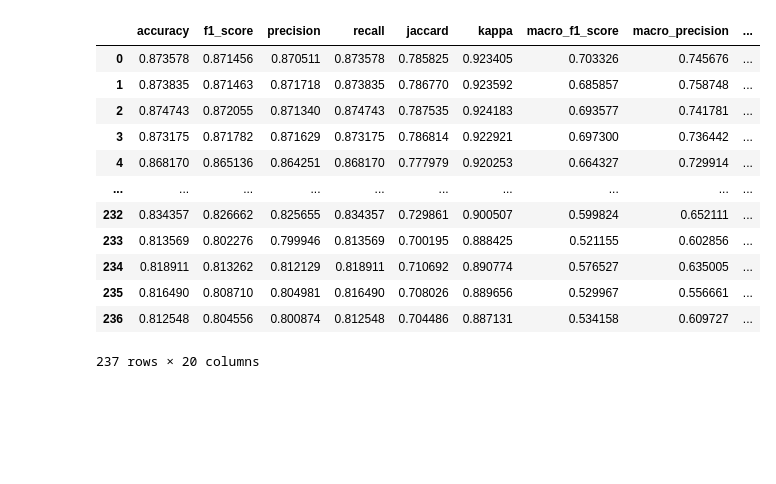
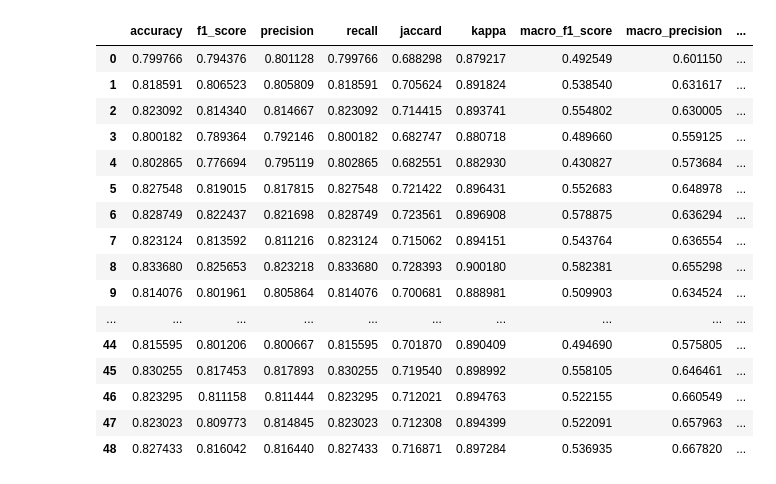
Before and after one commit to DakotaHester/ms-land-cover, a Jupyter notebook: cpb_results.ipynb, the cells around one changed output. Cells and saved outputs as stored; diff of their text form; code cells hidden in the pictures; blank space fills up the shorter version.

```diff
--- a/cpb_results.ipynb
+++ b/cpb_results.ipynb
@@ -5,45 +5,52 @@ import os
 import json
 # %%
 dfs = []
-for json_path in glob('./logs/finetune_cpb_20250817/*/*/*/*/*/*/*.json'):
+json_paths_glob = os.path.join('logs', 'finetune_cpb_20250820', '*', '*', '*', '*', '*', '*', '*.json')
+# Use glob to find all JSON files in the specified
+# for json_path in glob('./logs/finetune_cpb_20250820/*/*/*/*/*/*/*.json'):
+for json_path in glob(json_paths_glob):
 
-    path_parts = json_path.split('/')
-    model = path_parts[3]
-    weights = path_parts[4]
+    path_parts = json_path.split(os.sep)
+    model = path_parts[2]
+    weights = path_parts[3]
     method = path_parts[-5]
     n_train = int(path_parts[-4].split('_')[-1])
     rep = int(path_parts[-3].split('_')[-1])
     fold = int(path_parts[-2].split('_')[-1])
 
     # if model == 'unet' or weights == 'none':
         # continue
 
     # print(f'Processing {method} rep {rep} fold {fold} with {n_train} training samples')
     metrics_data = json.load(open(json_path, 'r'))
     metrics_data['model'] = model
     metrics_data['weights'] = weights
     metrics_data['method'] = method
     metrics_data['n_train'] = n_train
     metrics_data['rep'] = rep
     metrics_data['fold'] = fold
     dfs.append(pd.DataFrame(metrics_data, index=[0]))
 
 metrics_df = pd.concat(dfs, ignore_index=True)
 display(metrics_df)
 # %% [output]
 |  | accuracy | f1_score | precision | recall | jaccard | kappa | macro_f1_score | macro_precision | ... |
-| 0 | 0.873578 | 0.871456 | 0.870511 | 0.873578 | 0.785825 | 0.923405 | 0.703326 | 0.745676 | ... |
-| 1 | 0.873835 | 0.871463 | 0.871718 | 0.873835 | 0.786770 | 0.923592 | 0.685857 | 0.758748 | ... |
-| 2 | 0.874743 | 0.872055 | 0.871340 | 0.874743 | 0.787535 | 0.924183 | 0.693577 | 0.741781 | ... |
-| 3 | 0.873175 | 0.871782 | 0.871629 | 0.873175 | 0.786814 | 0.922921 | 0.697300 | 0.736442 | ... |
-| 4 | 0.868170 | 0.865136 | 0.864251 | 0.868170 | 0.777979 | 0.920253 | 0.664327 | 0.729914 | ... |
+| 0 | 0.799766 | 0.794376 | 0.801128 | 0.799766 | 0.688298 | 0.879217 | 0.492549 | 0.601150 | ... |
+| 1 | 0.818591 | 0.806523 | 0.805809 | 0.818591 | 0.705624 | 0.891824 | 0.538540 | 0.631617 | ... |
+| 2 | 0.823092 | 0.814340 | 0.814667 | 0.823092 | 0.714415 | 0.893741 | 0.554802 | 0.630005 | ... |
+| 3 | 0.800182 | 0.789364 | 0.792146 | 0.800182 | 0.682747 | 0.880718 | 0.489660 | 0.559125 | ... |
+| 4 | 0.802865 | 0.776694 | 0.795119 | 0.802865 | 0.682551 | 0.882930 | 0.430827 | 0.573684 | ... |
+| 5 | 0.827548 | 0.819015 | 0.817815 | 0.827548 | 0.721422 | 0.896431 | 0.552683 | 0.648978 | ... |
+| 6 | 0.828749 | 0.822437 | 0.821698 | 0.828749 | 0.723561 | 0.896908 | 0.578875 | 0.636294 | ... |
+| 7 | 0.823124 | 0.813592 | 0.811216 | 0.823124 | 0.715062 | 0.894151 | 0.543764 | 0.636554 | ... |
+| 8 | 0.833680 | 0.825653 | 0.823218 | 0.833680 | 0.728393 | 0.900180 | 0.582381 | 0.655298 | ... |
+| 9 | 0.814076 | 0.801961 | 0.805864 | 0.814076 | 0.700681 | 0.888981 | 0.509903 | 0.634524 | ... |
 | ... | ... | ... | ... | ... | ... | ... | ... | ... | ... |
-| 232 | 0.834357 | 0.826662 | 0.825655 | 0.834357 | 0.729861 | 0.900507 | 0.599824 | 0.652111 | ... |
-| 233 | 0.813569 | 0.802276 | 0.799946 | 0.813569 | 0.700195 | 0.888425 | 0.521155 | 0.602856 | ... |
-| 234 | 0.818911 | 0.813262 | 0.812129 | 0.818911 | 0.710692 | 0.890774 | 0.576527 | 0.635005 | ... |
-| 235 | 0.816490 | 0.808710 | 0.804981 | 0.816490 | 0.708026 | 0.889656 | 0.529967 | 0.556661 | ... |
-| 236 | 0.812548 | 0.804556 | 0.800874 | 0.812548 | 0.704486 | 0.887131 | 0.534158 | 0.609727 | ... |
+| 44 | 0.815595 | 0.801206 | 0.800667 | 0.815595 | 0.701870 | 0.890409 | 0.494690 | 0.575805 | ... |
+| 45 | 0.830255 | 0.817453 | 0.817893 | 0.830255 | 0.719540 | 0.898992 | 0.558105 | 0.646461 | ... |
+| 46 | 0.823295 | 0.811158 | 0.811444 | 0.823295 | 0.712021 | 0.894763 | 0.522155 | 0.660549 | ... |
+| 47 | 0.823023 | 0.809773 | 0.814845 | 0.823023 | 0.712308 | 0.894399 | 0.522091 | 0.657963 | ... |
+| 48 | 0.827433 | 0.816042 | 0.816440 | 0.827433 | 0.716871 | 0.897284 | 0.536935 | 0.667820 | ... |
-237 rows × 20 columns
 # %%
 # metrics_df.loc[(metrics_df.weights == 'none') & (metrics_df.rep <= 1)].groupby(['model', 'weights', 'method', 'n_train']).max().sort_values(by='macro_jaccard', ascending=False)
 metrics_df.loc[(metrics_df.rep <= 3)].groupby(['model', 'weights', 'method', 'n_train']).mean().sort_values(by='macro_jaccard', ascending=False)
```
Also changed, not shown: parts of 5 cells of this notebook, 5 other files.
